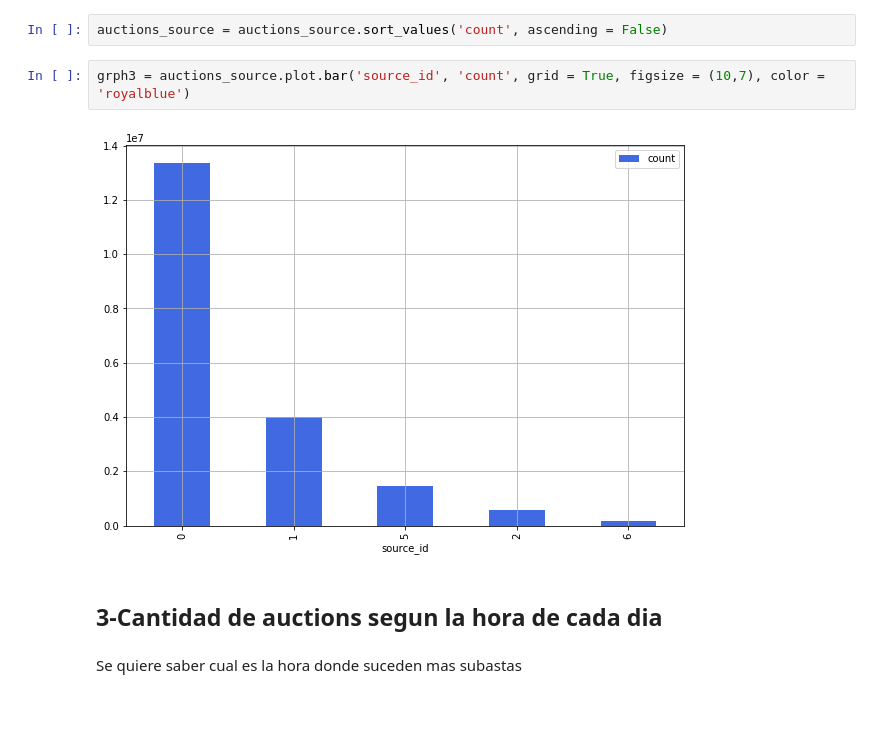
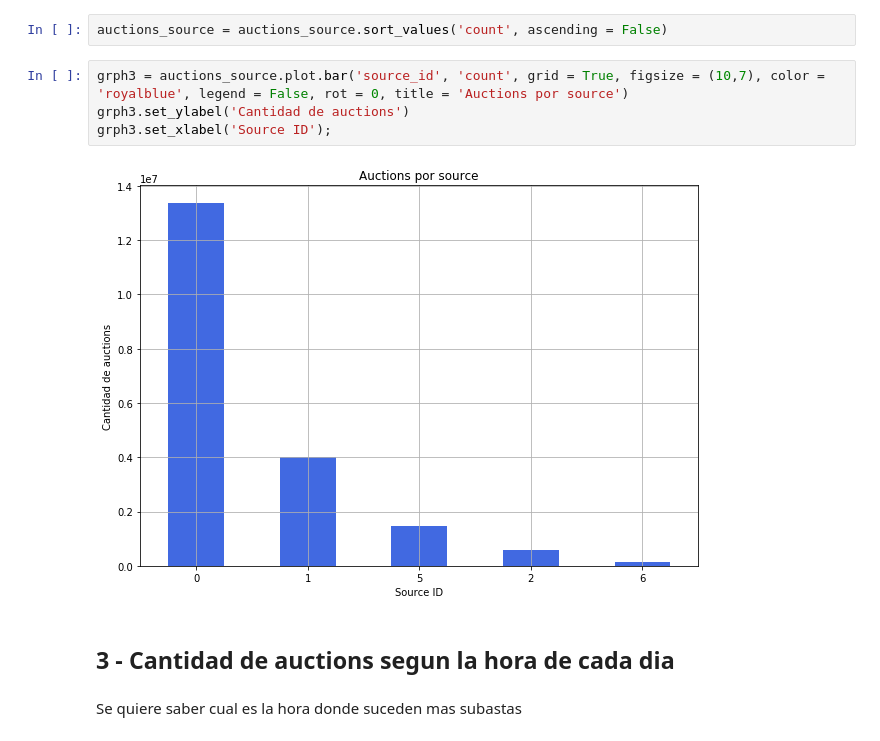
Before and after one commit to sberoch/Datos, a Jupyter notebook: auctions.ipynb, the cells around one changed output. Cells and saved outputs as stored; diff of their text form; blank space fills up the shorter version.

```diff
--- a/auctions.ipynb
+++ b/auctions.ipynb
@@ -108,11 +108,13 @@ auctions_source.reset_index(inplace = True)
 # %%
 auctions_source = auctions_source.sort_values('count', ascending = False)
 # %%
-grph3 = auctions_source.plot.bar('source_id', 'count', grid = True, figsize = (10,7), color = 'royalblue')
+grph3 = auctions_source.plot.bar('source_id', 'count', grid = True, figsize = (10,7), color = 'royalblue', legend = False, rot = 0, title = 'Auctions por source')
+grph3.set_ylabel('Cantidad de auctions')
+grph3.set_xlabel('Source ID');
 # %% [output]
-[figure, old version]
+[figure, new version]
 # %% [markdown]
-## 3-Cantidad de auctions segun la hora de cada dia
+## 3 - Cantidad de auctions segun la hora de cada dia
 # %% [markdown]
 Se quiere saber cual es la hora donde suceden mas subastas
 # %%
```
Also changed, not shown: parts of 12 cells of this notebook.
